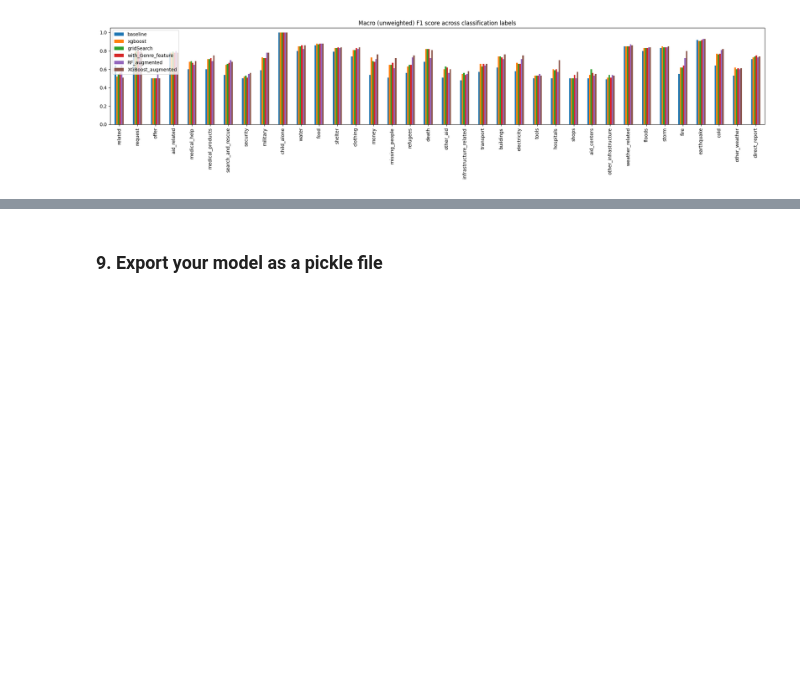
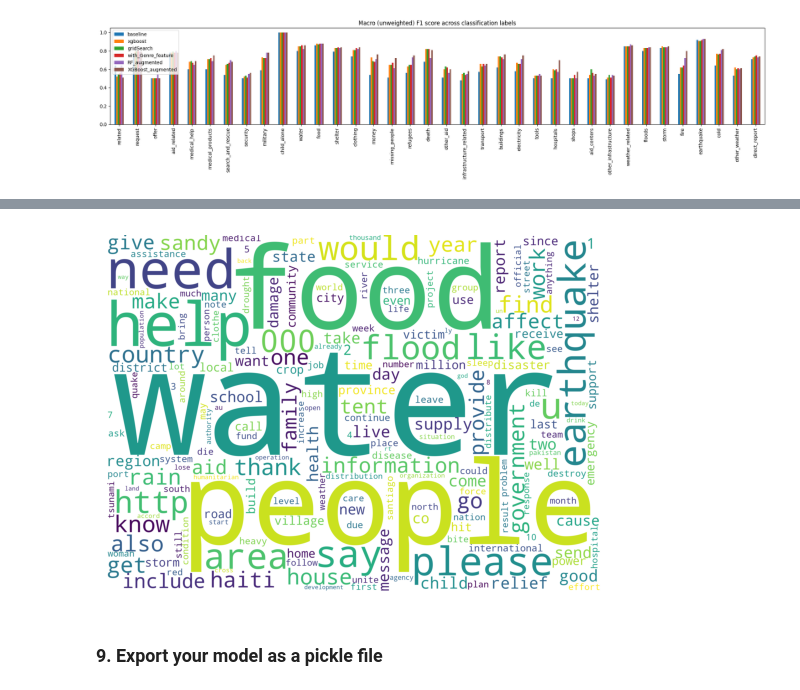
Before and after one commit to LaurentVeyssier/Disaster_Response_Pipeline, a Jupyter notebook: ML Pipeline Preparation.ipynb, the cells around one changed output, grey strips where cells are left out. Drawn from its saved outputs; the diff is of its cells as text; code cells hidden in the pictures; blank space fills up the shorter version.

```diff
--- a/ML Pipeline Preparation.ipynb
+++ b/ML Pipeline Preparation.ipynb
@@ -642,0 +677,26 @@ weighted avg       0.85      0.86      0.85      5950
+# %%
+from wordcloud import WordCloud
+def word_cloud(counter): #topk
+    """produces two wordcloud based on key phrases and
+    key adjectives extracted from each neighborhood descriptions
+    inputs:
+        - neighborhood name (string)
+        - list of key phrases (list of strings)
+        - list of adjectives (list of strings)
+    outputs:
+        - two worldclouds
+    """
+
+    f, ax = plt.subplots()
+    cloud = WordCloud( stopwords = stop_words,
+                        background_color = 'white',
+                        width=2500, height=1800
+                        ).generate_from_frequencies(frequencies=counter)
+    ax.imshow(cloud)
+    ax.axis('off')
+    plt.show()
+# %%
+from collections import Counter
+counter=Counter()
+[counter.update(tokenize(m)) for m in df.message]
+counter.most_common(20)
@@ -643,3 +724,7 @@ weighted avg       0.85      0.86      0.85      5950
+# %%
+word_cloud(counter)
+# %% [output]
+[figure, added]
 # %% [markdown]
 ### 9. Export your model as a pickle file
 # %%
```
Also changed, not shown: parts of 5 cells of this notebook, 2 other files.
